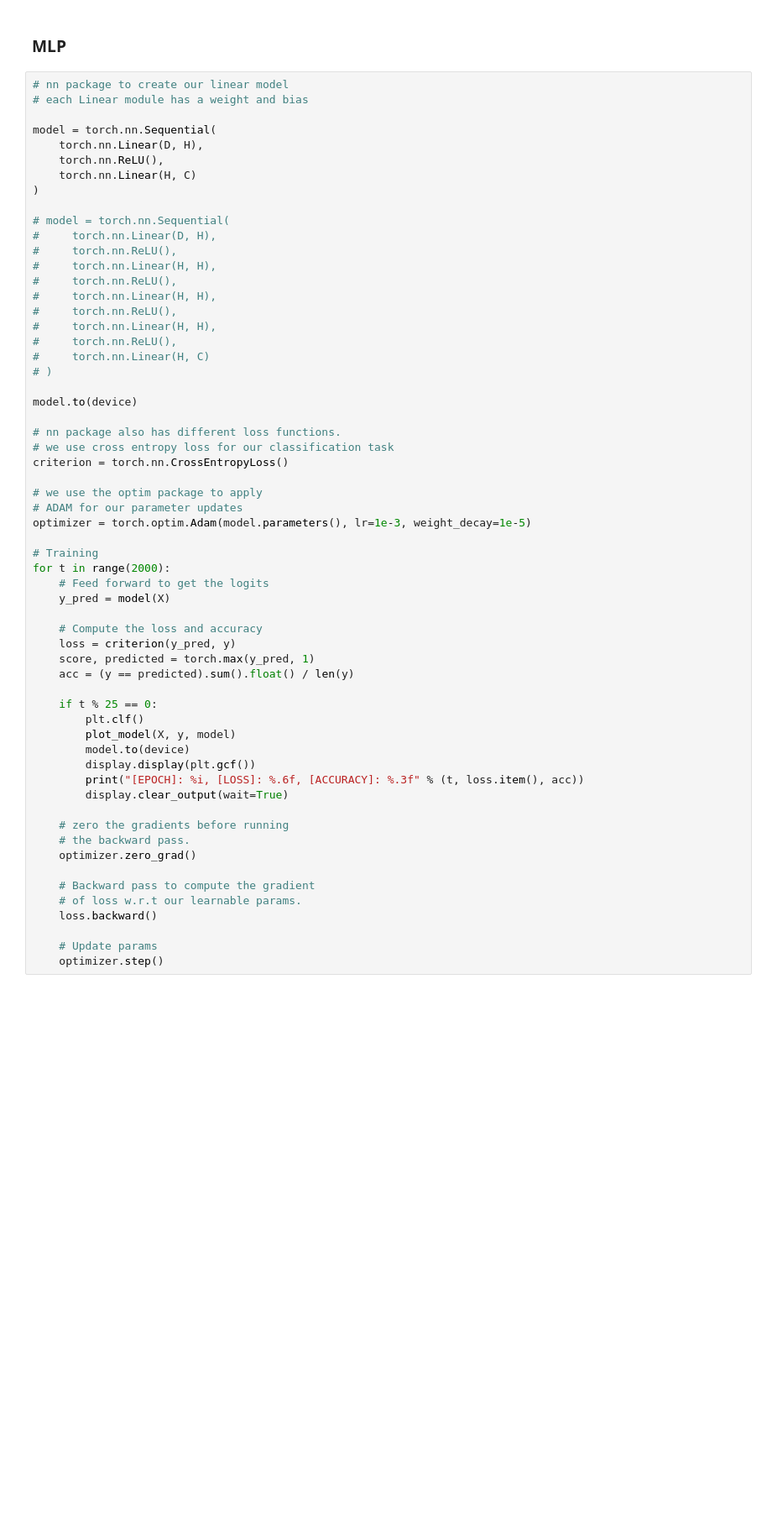
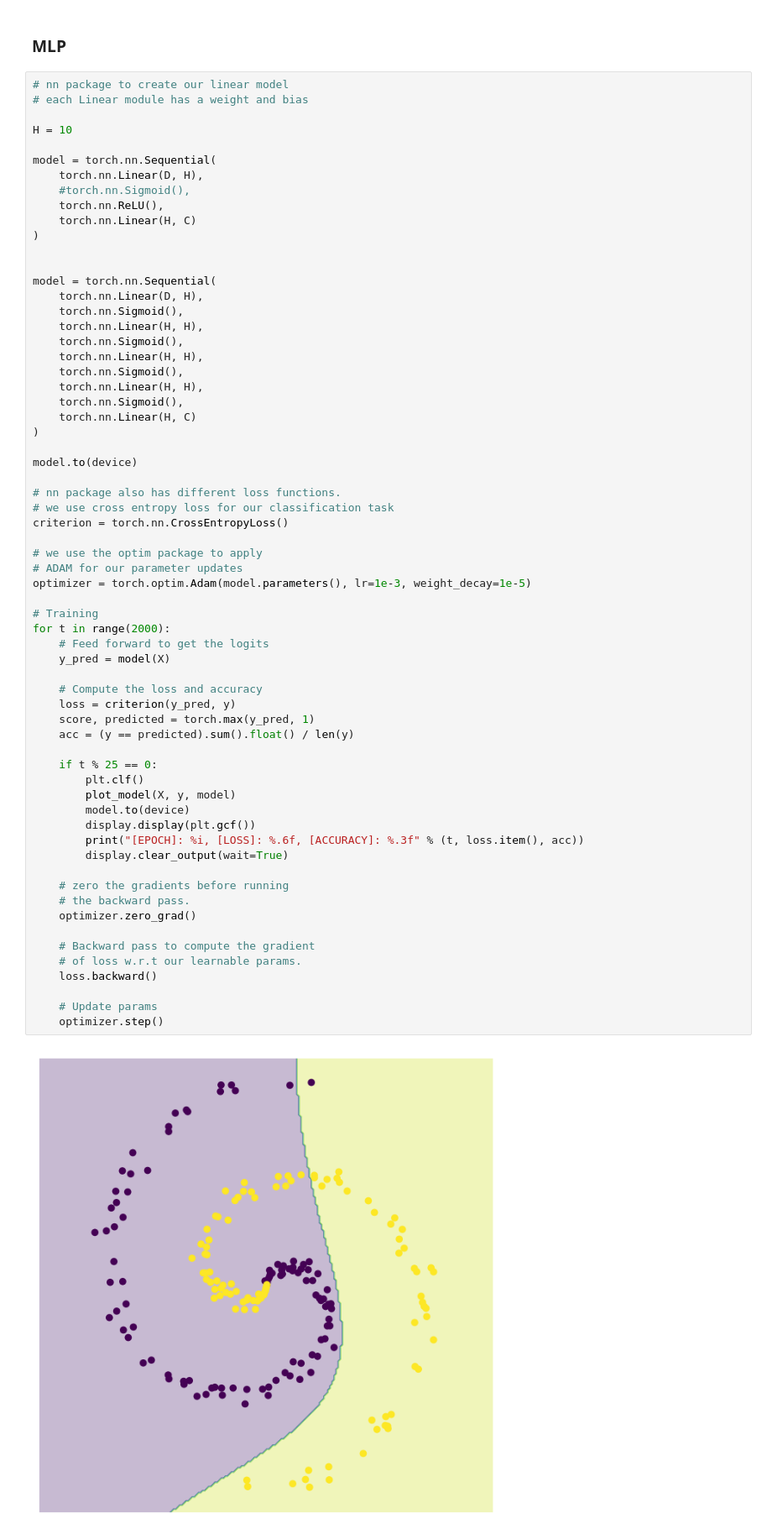
Before and after one commit to glouppe/info8010-deep-learning, a Jupyter notebook: code/lec2-spiral-classification.ipynb, the cells around one changed output. Shown at 84% size. Drawn from its saved outputs; the diff is of its cells as text; blank space fills up the shorter version.

```diff
--- a/code/lec2-spiral-classification.ipynb
+++ b/code/lec2-spiral-classification.ipynb
@@ -130,23 +140,27 @@ for t in range(1000):
 # nn package to create our linear model
 # each Linear module has a weight and bias
 
+H = 10
+
 model = torch.nn.Sequential(
     torch.nn.Linear(D, H),
+    #torch.nn.Sigmoid(),
     torch.nn.ReLU(),
     torch.nn.Linear(H, C)
 )
 
-# model = torch.nn.Sequential(
-#     torch.nn.Linear(D, H),
-#     torch.nn.ReLU(),
-#     torch.nn.Linear(H, H),
-#     torch.nn.ReLU(),
-#     torch.nn.Linear(H, H),
-#     torch.nn.ReLU(),
-#     torch.nn.Linear(H, H),
-#     torch.nn.ReLU(),
-#     torch.nn.Linear(H, C)
-# )
+
+model = torch.nn.Sequential(
+    torch.nn.Linear(D, H),
+    torch.nn.Sigmoid(),
+    torch.nn.Linear(H, H),
+    torch.nn.Sigmoid(),
+    torch.nn.Linear(H, H),
+    torch.nn.Sigmoid(),
+    torch.nn.Linear(H, H),
+    torch.nn.Sigmoid(),
+    torch.nn.Linear(H, C)
+)
 
 model.to(device)
 
@@ -159,30 +173,32 @@ criterion = torch.nn.CrossEntropyLoss()
 optimizer = torch.optim.Adam(model.parameters(), lr=1e-3, weight_decay=1e-5)
 
 # Training
 for t in range(2000):
     # Feed forward to get the logits
     y_pred = model(X)
 
     # Compute the loss and accuracy
     loss = criterion(y_pred, y)
     score, predicted = torch.max(y_pred, 1)
     acc = (y == predicted).sum().float() / len(y)
 
     if t % 25 == 0:
         plt.clf()
         plot_model(X, y, model)
         model.to(device)
         display.display(plt.gcf())
         print("[EPOCH]: %i, [LOSS]: %.6f, [ACCURACY]: %.3f" % (t, loss.item(), acc))
         display.clear_output(wait=True)
 
     # zero the gradients before running
     # the backward pass.
     optimizer.zero_grad()
 
     # Backward pass to compute the gradient
     # of loss w.r.t our learnable params.
     loss.backward()
 
     # Update params
     optimizer.step()
+# %% [output]
+[figure, added]
```
Also changed, not shown: parts of 5 cells of this notebook, 4 other files.
